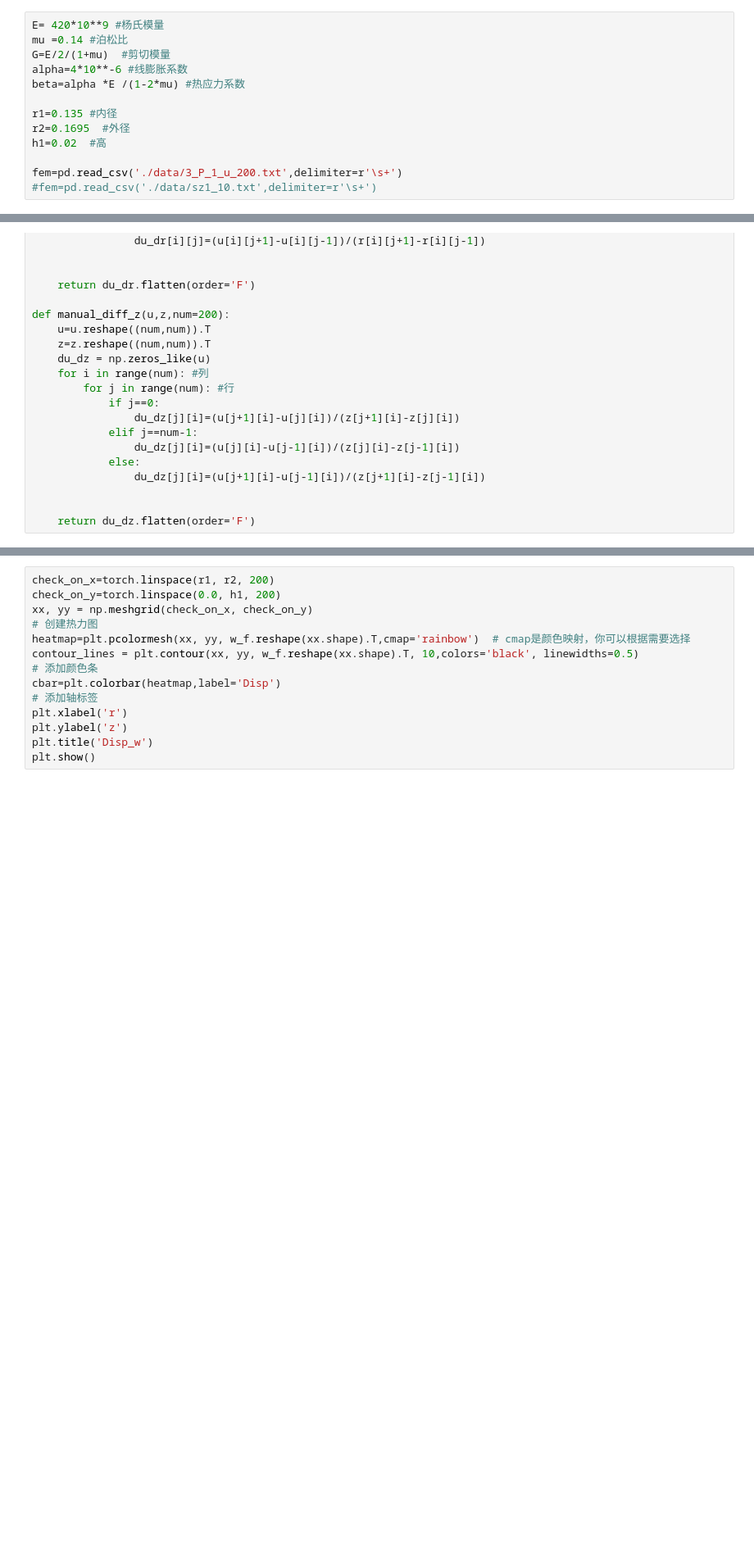
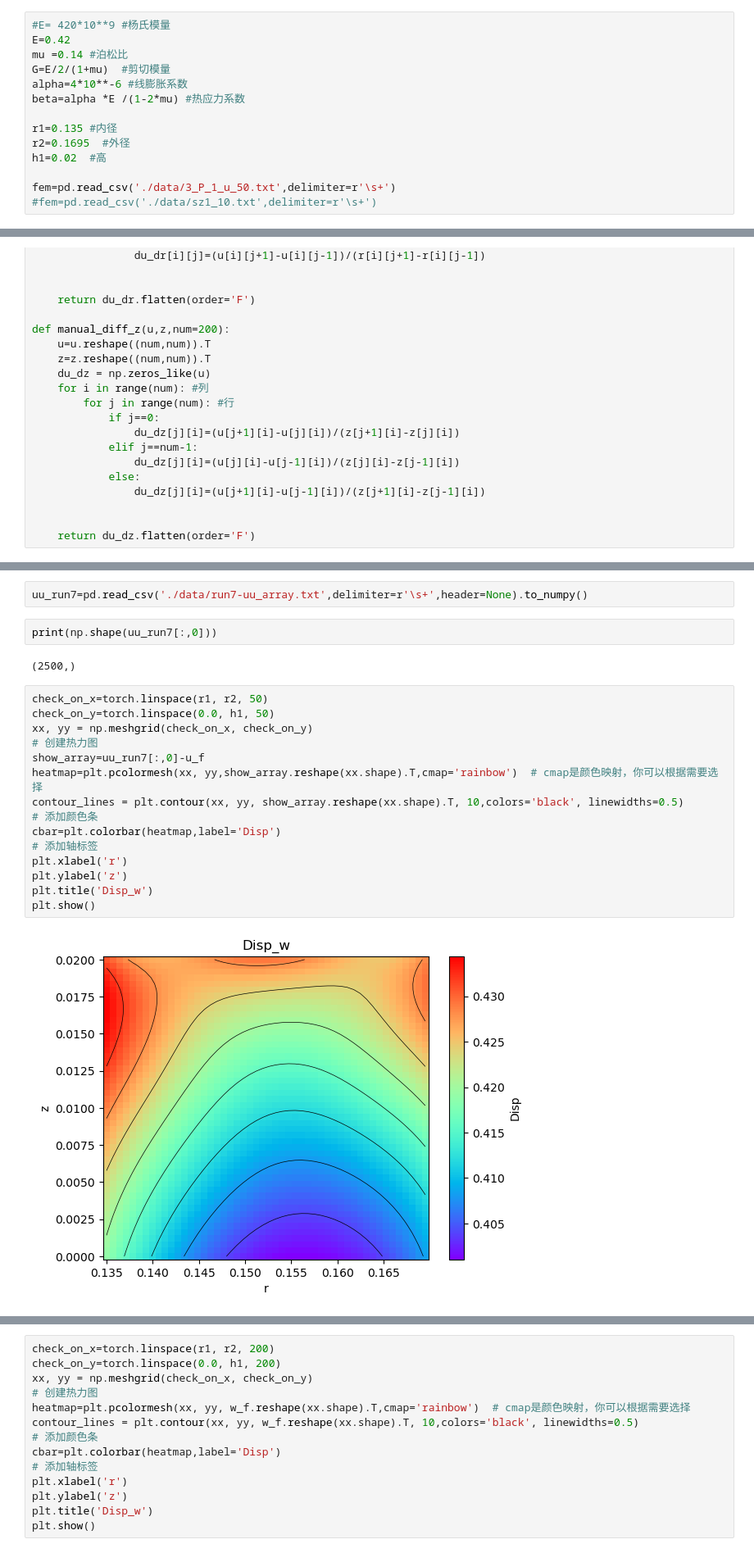
Before and after one commit to Yaoshengtai/PINN-Thermosolid-F-R, a Jupyter notebook: force_forward/force_comsol_detection.ipynb, the cells around one changed output, grey strips where cells are left out. Shown at 82% size. Cells and saved outputs as stored; diff of their text form; blank space fills up the shorter version.

```diff
--- a/force_forward/force_comsol_detection.ipynb
+++ b/force_forward/force_comsol_detection.ipynb
@@ -8,7 +8,8 @@ import numpy as np
 import pandas as pd
 import matplotlib.pyplot as plt
 # %%
-E= 420*10**9 #杨氏模量
+#E= 420*10**9 #杨氏模量
+E=0.42
 mu =0.14 #泊松比
 G=E/2/(1+mu)  #剪切模量
 alpha=4*10**-6 #线膨胀系数
@@ -18,7 +19,7 @@ r1=0.135 #内径
 r2=0.1695  #外径
 h1=0.02  #高
 
-fem=pd.read_csv('./data/3_P_1_u_200.txt',delimiter=r'\s+')
+fem=pd.read_csv('./data/3_P_1_u_50.txt',delimiter=r'\s+')
 #fem=pd.read_csv('./data/sz1_10.txt',delimiter=r'\s+')
 # %%
 print(beta*10*10**-6)
@@ -92,3 +98,26 @@ sigma_rr_norm=2*G * ((1-mu)/(1-2*mu)*du_dr_n/(r2-r1) + mu/(1-2*mu)*(u_f/((r2-r1)
 sigma_theta_nrom=2*G * ((1-mu)/(1-2*mu)*u_f/((r2-r1)*r_norm+r1) + mu/(1-2*mu)*(dw_dz_n/h1+du_dr_n/(r2-r1))) *10**-12
 sigma_zz_norm=2*G * ((1-mu)/(1-2*mu)*dw_dz_n/h1 + mu/(1-2*mu)*(u_f/((r2-r1)*r_norm+r1)+du_dr_n/(r2-r1))) *10**-12
 sigma_zr_norm=G*(dw_dr_n/(r2-r1)+du_dz_n/h1)*10**-12
+# %%
+uu_run7=pd.read_csv('./data/run7-uu_array.txt',delimiter=r'\s+',header=None).to_numpy()
+# %%
+print(np.shape(uu_run7[:,0]))
+# %% [output]
+(2500,)
+# %%
+check_on_x=torch.linspace(r1, r2, 50)
+check_on_y=torch.linspace(0.0, h1, 50)
+xx, yy = np.meshgrid(check_on_x, check_on_y)
+# 创建热力图
+show_array=uu_run7[:,0]-u_f
+heatmap=plt.pcolormesh(xx, yy,show_array.reshape(xx.shape).T,cmap='rainbow')  # cmap是颜色映射，你可以根据需要选择
+contour_lines = plt.contour(xx, yy, show_array.reshape(xx.shape).T, 10,colors='black', linewidths=0.5)
+# 添加颜色条
+cbar=plt.colorbar(heatmap,label='Disp')
+# 添加轴标签
+plt.xlabel('r')
+plt.ylabel('z')
+plt.title('Disp_w')
+plt.show()
+# %% [output]
+[figure, added]
```
Also changed, not shown: parts of 7 cells of this notebook, 18 other files.
